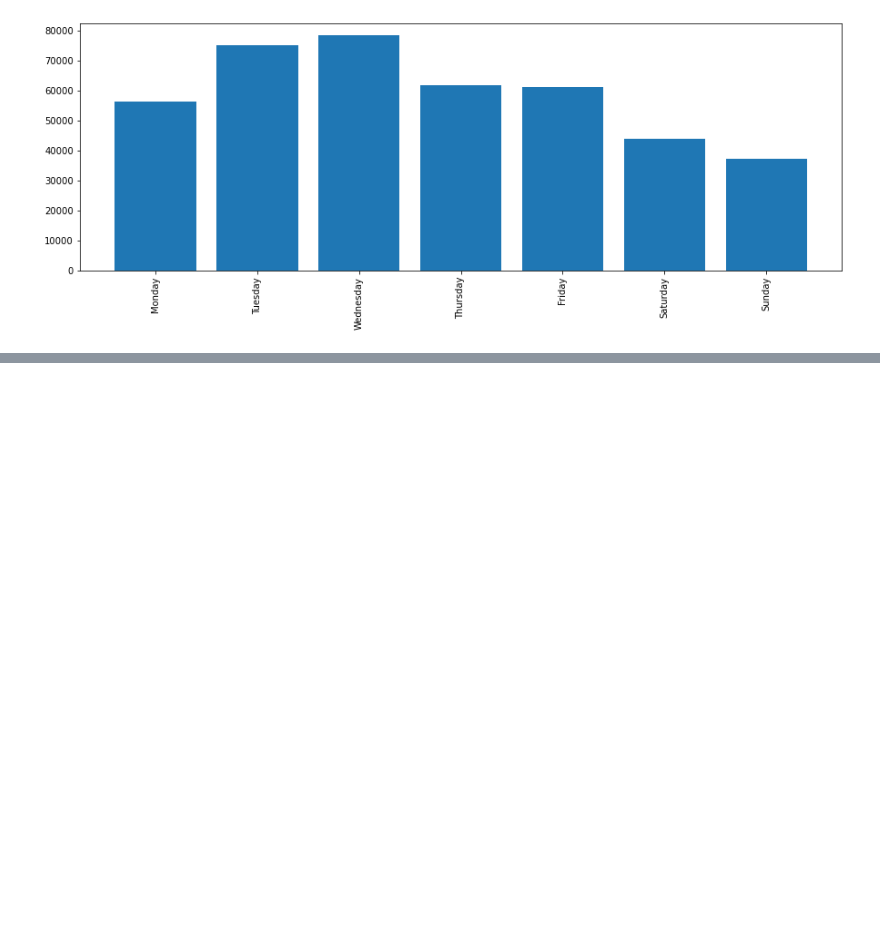
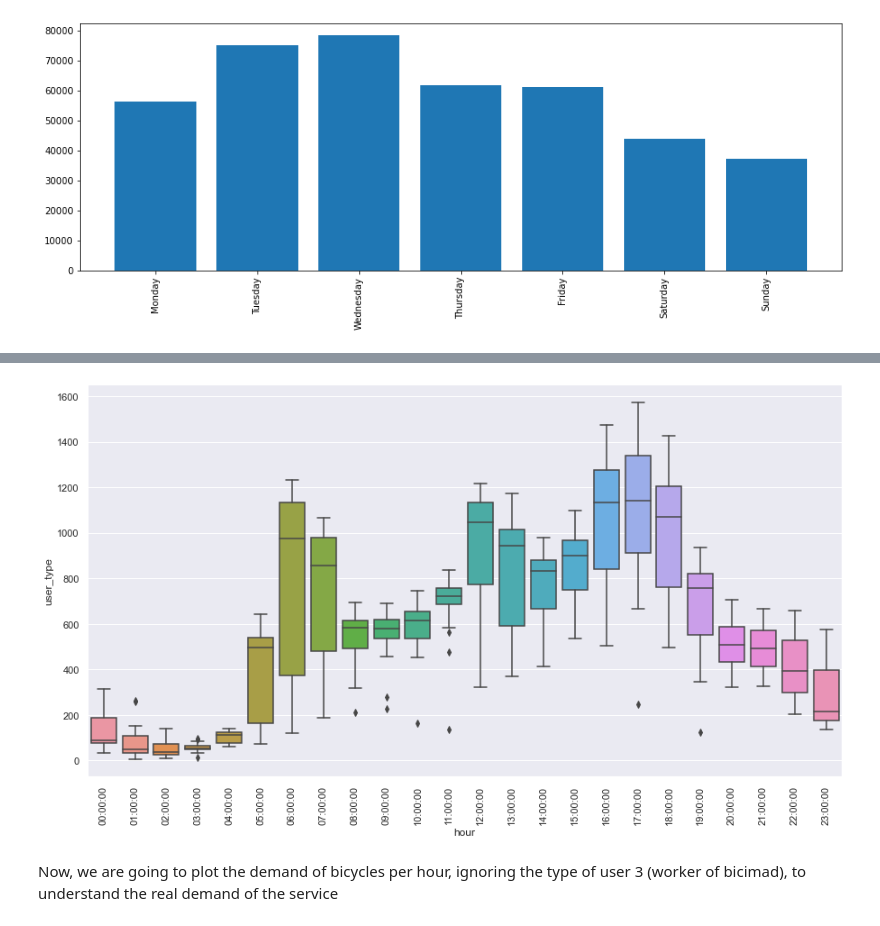
Before and after one commit to paulamartinm/bicimad_prevision_tfm, a Jupyter notebook: 1. Exploring the data.ipynb, the cells around one changed output, grey strips where cells are left out. Cells and saved outputs as stored; diff of their text form; code cells hidden in the pictures; blank space fills up the shorter version.

Commit message:
'adding charts'

```diff
--- a/1. Exploring the data.ipynb
+++ b/1. Exploring the data.ipynb
@@ -299,0 +290,3 @@ plt.xticks(rotation=90);
+# %%
+movements_by_hour = movements.groupby(['date','hour'])['user_type'].count().reset_index()
+movements_by_hour
@@ -299,0 +307,8 @@ plt.xticks(rotation=90);
+# %%
+sns.set(rc = {'figure.figsize': (15,8)})
+ax = sns.boxplot(x='hour', y = 'user_type', data = movements_by_hour);
+ax.set_xticklabels(ax.get_xticklabels(), rotation=90);
+# %% [output]
+[figure, added]
+# %% [markdown]
+Now, we are going to plot the demand of bicycles per hour, ignoring the type of user 3 (worker of bicimad), to understand the real demand of the service
```
Also changed, not shown: parts of 14 cells of this notebook.
